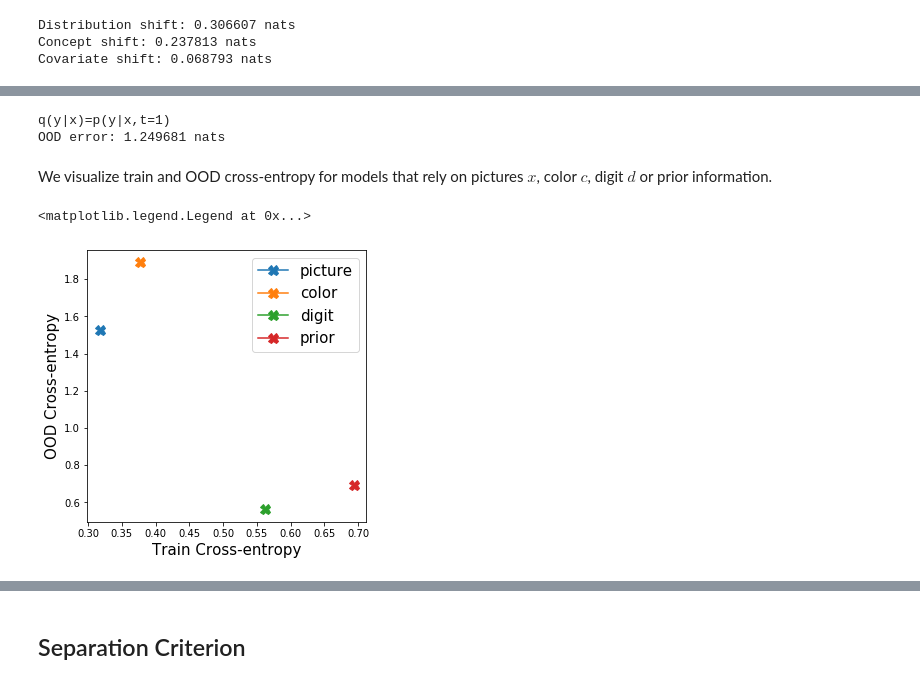
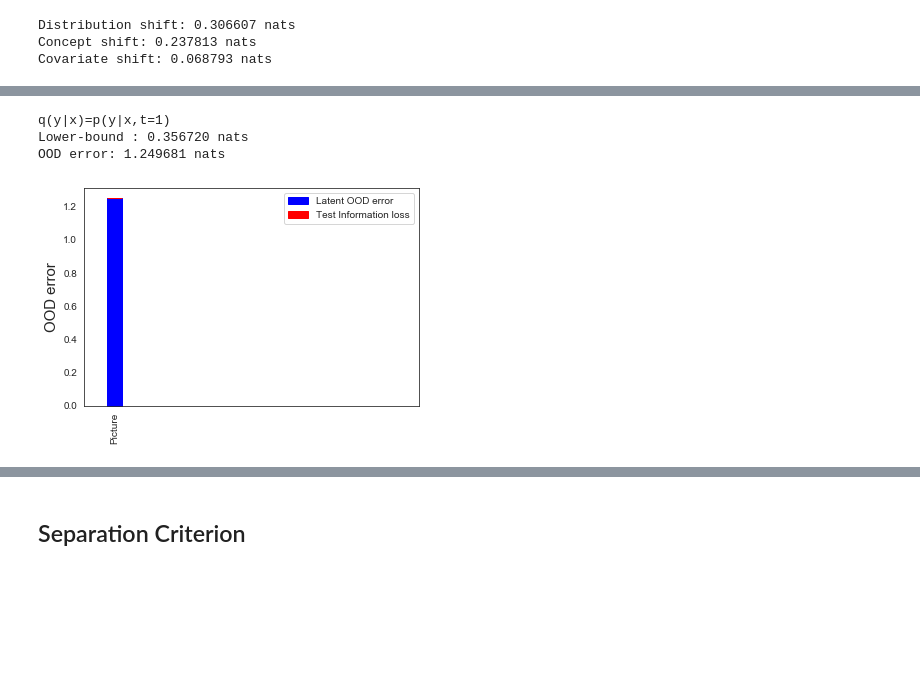
Before and after one commit to mfederici/dsit, a Jupyter notebook: visualization.ipynb, the cells around one changed output, grey strips where cells are left out. Saved outputs shown, nothing was run; the diff lists cells and outputs as text; code cells hidden in the pictures; blank space fills up the shorter version.

```diff
--- a/visualization.ipynb
+++ b/visualization.ipynb
@@ -1,5 +1,9 @@
 # %%
 %pylab inline
+
+import seaborn as sns
+sns.set_style('white')
+
 import pandas as pd
 
 import torch
@@ -9,8 +13,7 @@ from datasets.cmnist_dist import make_joint_distribution
 from utils.distribution import DiscreteDistribution, compute_ce, compute_kl
 from models.training import train
 from models.encoders import DiscreteEncoder
-
-from models.criteria import InformationBottleneckCriterion, IndependenceCriterion, SufficiencyCriterion, SeparationCriterion
+from utils.plot import plot_data
 # %% [output]
 Populating the interactive namespace from numpy and matplotlib
 # %% [markdown]
@@ -64,36 +73,32 @@ $$ KL(p(y|x,t=0)||\hat q(y|x))\ge I(y;t|x) > 0 $$
 # %%
+data = []
+
+# define alpha as the minimum probability between p(t=0) and p(t=1)
+alpha = dist.marginal('t').p.min()
+
 # Consider a model q(y|x) that matches the train distribution p(y|x,t=1)
 q_y_x = train_dist.conditional('y','x')
 print('q(y|x)=%s' % q_y_x)
 
+# Compute the lower bound I(y;t|x)/(1-alpha)
+l_bound = dist.compute('I(y;t|x)')/(1-alpha)
+
 # Compute the OOD error for q(y|x): KL(p(y|x,t=0)||q(y|x))
 ood_error = compute_kl(test_dist, q_y_x)
+
+print('Lower-bound : %f nats' % l_bound)
 print('OOD error: %f nats' % ood_error)
+
+data.append({
+    'Model': 'Picture',
+    'Test Information Loss': 0,
+    'Latent OOD error': ood_error.item()
+})
+
+f, ax = plt.subplots(1,1)
+plot_data(data, ax)
 # %% [output]
 q(y|x)=p(y|x,t=1)
+Lower-bound : 0.356720 nats
 OOD error: 1.249681 nats
+[figure, added]
-# %% [markdown]
-We visualize train and OOD cross-entropy for models that rely on pictures $x$, color $c$, digit $d$ or prior information.
-# %%
-# compute and plot train and OOD cross-entropy for models that use picures 'x', color 'c', digit 'd'
-def plot_default():
-    f, ax = plt.subplots(1,1,figsize=(5,5))
-    for variable, label in [('x','picture'),('c','color'),('d','digit')]:
-        train_ce = compute_ce(train_dist, train_dist.conditional('y', variable))
-        ood_ce = compute_ce(test_dist, train_dist.conditional('y', variable))
-        ax.plot(train_ce, ood_ce, marker='X', markersize=10, label=label)
-
-
-    # and prior information
-    train_ce = compute_ce(train_dist, train_dist.marginal('y'))
-    ood_ce = compute_ce(test_dist, train_dist.marginal('y'))
-    ax.plot(train_ce, ood_ce, marker='X', markersize=10, label='prior')
-
-    ax.set_xlabel('Train Cross-entropy', fontsize=15)
-    ax.set_ylabel('OOD Cross-entropy', fontsize=15);
-
-plot_default()
-plt.legend(fontsize=15)
-# %% [output]
-<matplotlib.legend.Legend at 0x...>
-[figure, removed]
```
Also changed, not shown: parts of 55 cells of this notebook, 3 other files.
